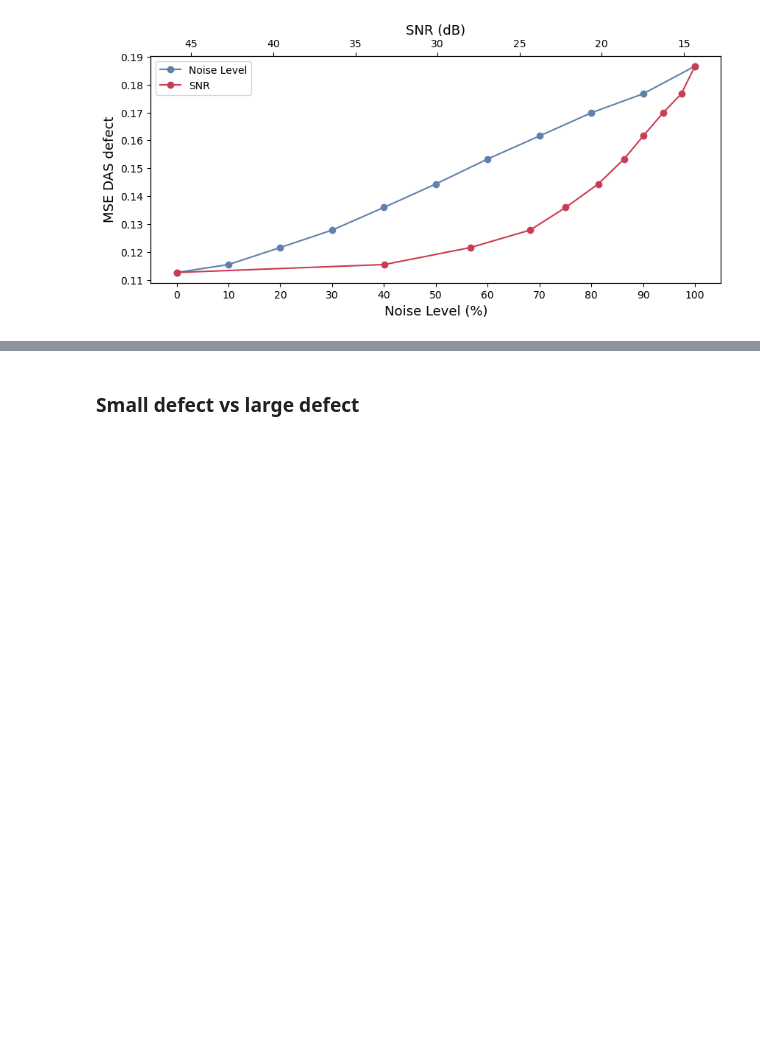
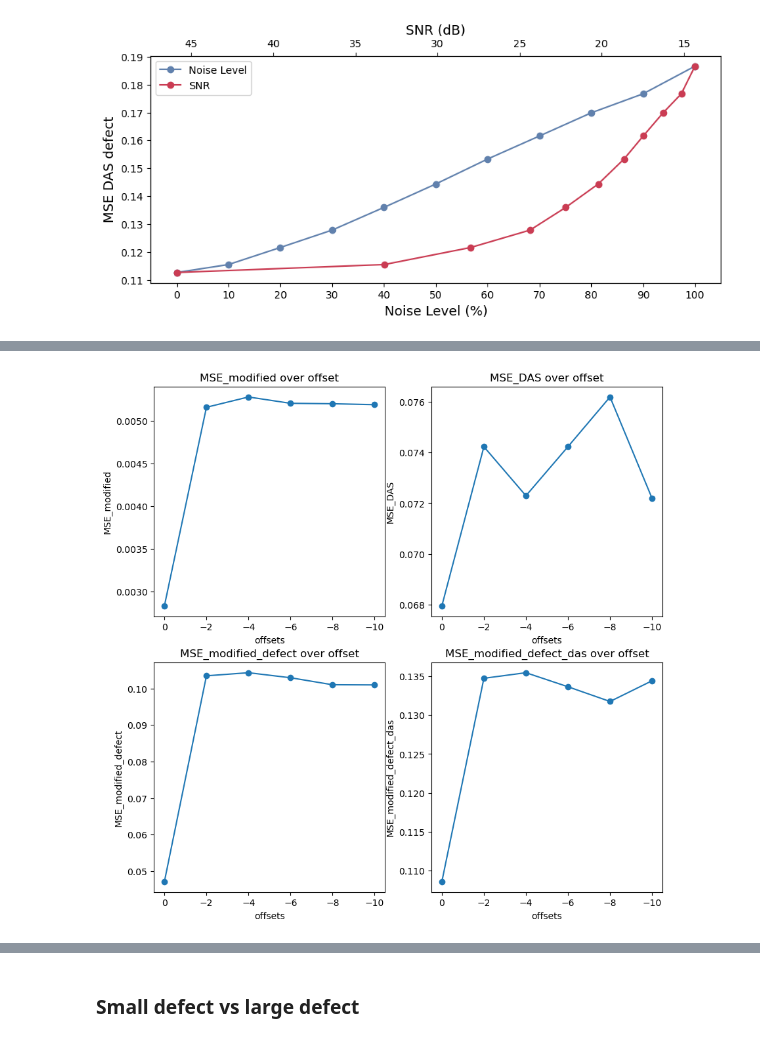
Before and after one commit to MC-Kangan/FYP_Ultrasound_Imaging_ML, a Jupyter notebook: Prediction_results_analysis.ipynb, the cells around one changed output, grey strips where cells are left out. Cells and saved outputs as stored; diff of their text form; code cells hidden in the pictures; blank space fills up the shorter version.

```diff
--- a/Prediction_results_analysis.ipynb
+++ b/Prediction_results_analysis.ipynb
@@ -344,0 +347,15 @@ plt.show()
+# %%
+df = pd.read_csv(f'Model_prediction_evaluation_with_noise/noise_level_0.csv')
+
+index_lst = [3501, 3506, 3508, 3515, 3516, 3518, 3525, 3544, 3560, 3561, 3569, 3582, 3591, 3593]
+
+df_0_offset = pd.DataFrame()
+
+for index in index_lst:
+    df_select = df[df['index'] ==index]
+    df_0_offset = pd.concat([df_0_offset, df_select])
+
+df_0_offset = df_0_offset.drop(columns=['index','defWidth','defHeight','defPosx','defPosy','defAng','defAngR','timestamp'])
+
+df = pd.read_csv(f'Model_prediction_evaluation_with_offset/offset_-2.csv')
+df.describe()
@@ -344,0 +372,50 @@ plt.show()
+# %%
+mse_mod_lst, mse_mod_das_lst, mse_mod_defect_lst, mse_mod_defect_das_lst = [], [], [], []
+
+for offset in range(0, -12, -2):
+    if offset == 0:
+        mse_mod_avg = df_0_offset.describe().loc['mean'].MSE_modified
+        mse_mod_das_avg = df_0_offset.describe().loc['mean'].MSE_modified_das
+        mse_mod_defect_avg = df_0_offset.describe().loc['mean'].MSE_modified_defect
+        mse_mod_defect_das_avg = df_0_offset.describe().loc['mean'].MSE_modified_defect_DAS
+
+    else:
+        df = pd.read_csv(f'Model_prediction_evaluation_with_offset/offset_{offset}.csv')
+        mse_mod_avg = df.describe().loc['mean'].MSE_modified
+        mse_mod_das_avg = df.describe().loc['mean'].MSE_modified_das
+        mse_mod_defect_avg = df.describe().loc['mean'].MSE_modified_defect
+        mse_mod_defect_das_avg = df.describe().loc['mean'].MSE_modified_defect_DAS
+
+    mse_mod_lst.append(mse_mod_avg)
+    mse_mod_das_lst.append(mse_mod_das_avg)
+    mse_mod_defect_lst.append(mse_mod_defect_avg)
+    mse_mod_defect_das_lst.append(mse_mod_defect_das_avg)
+
+offsets = np.arange(0, -12, -2)
+
+fig, ax = plt.subplots(2, 2, figsize = [10, 10])
+ax[0, 0].plot(offsets, mse_mod_lst, 'o-')
+ax[0, 0].set_title('MSE_modified over offset')
+ax[0, 0].set_xlabel('offsets')
+ax[0, 0].set_ylabel('MSE_modified')
+ax[0, 0].invert_xaxis()
+
+ax[0, 1].plot(offsets, mse_mod_das_lst, 'o-')
+ax[0, 1].set_title('MSE_DAS over offset')
+ax[0, 1].set_xlabel('offsets')
+ax[0, 1].set_ylabel('MSE_DAS')
+ax[0, 1].invert_xaxis()
+
+ax[1, 0].plot(offsets, mse_mod_defect_lst, 'o-')
+ax[1, 0].set_title('MSE_modified_defect over offset')
+ax[1, 0].set_xlabel('offsets')
+ax[1, 0].set_ylabel('MSE_modified_defect')
+ax[1, 0].invert_xaxis()
+
+ax[1, 1].plot(offsets, mse_mod_defect_das_lst, 'o-')
+ax[1, 1].set_title('MSE_modified_defect_das over offset')
+ax[1, 1].set_xlabel('offsets')
+ax[1, 1].set_ylabel('MSE_modified_defect_das')
+ax[1, 1].invert_xaxis()
+# %% [output]
+[figure, added]
```
Also changed, not shown: parts of 3 cells of this notebook, 1 other file.
